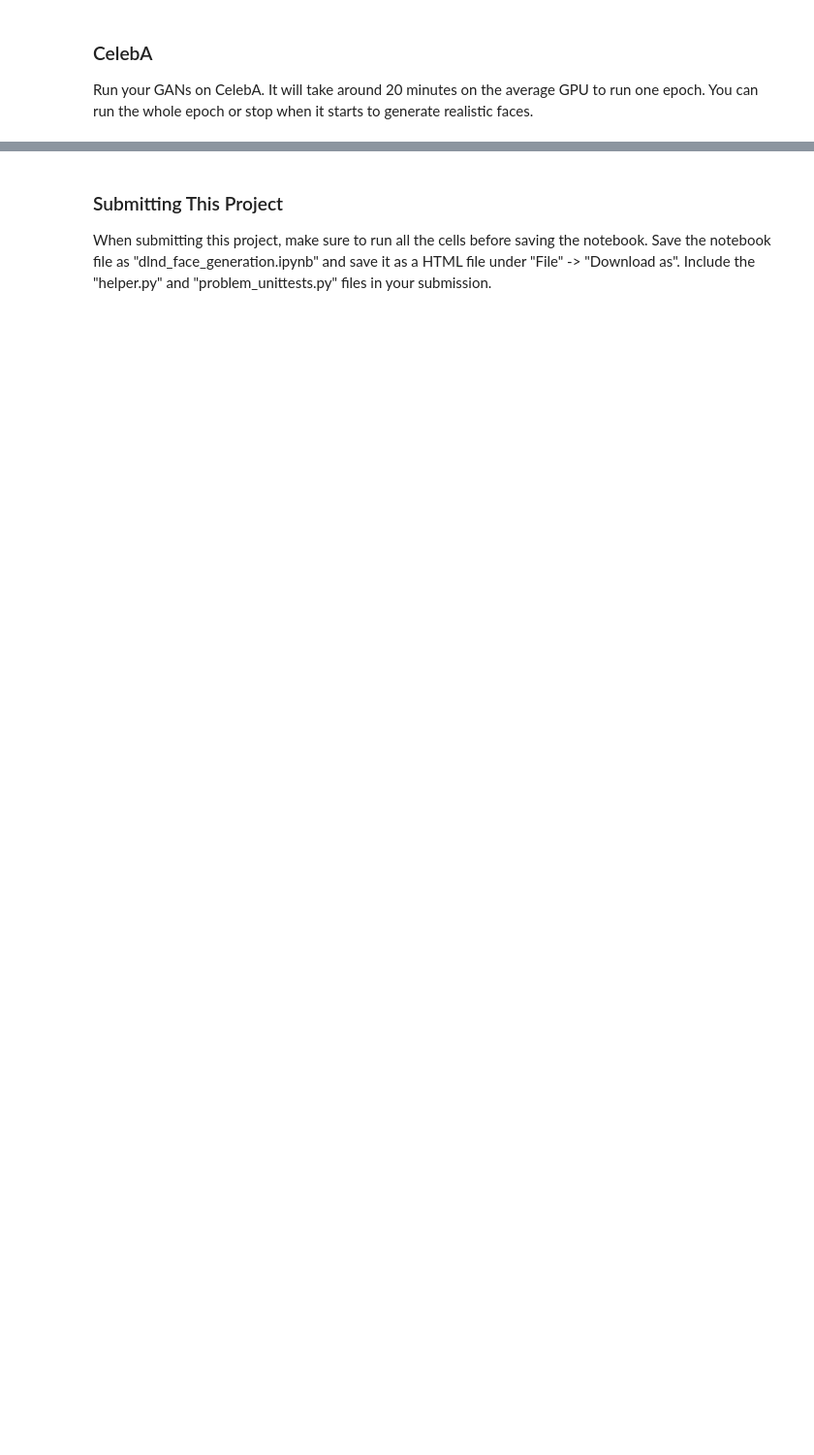
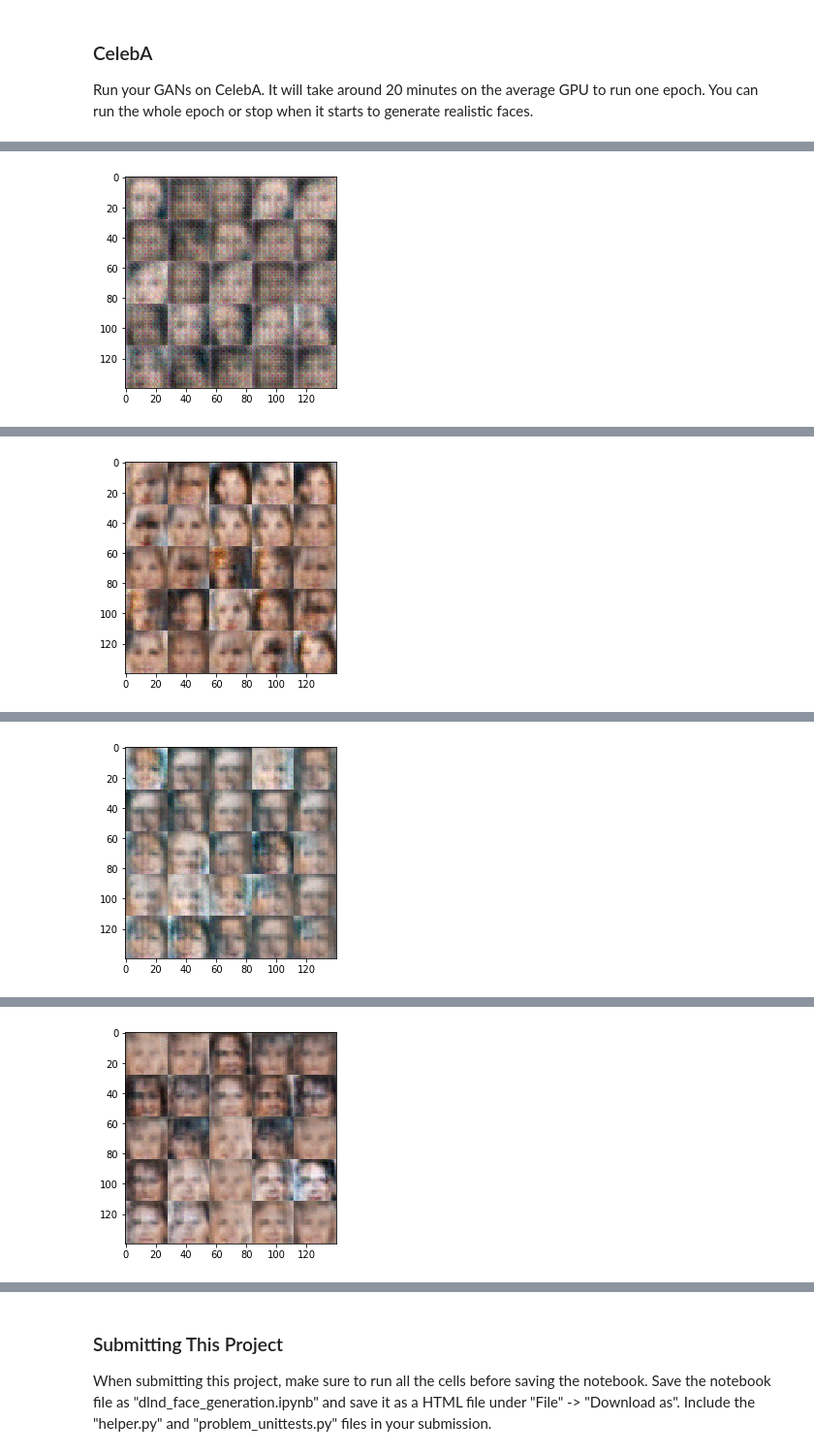
Before and after one commit to rkamran/DLF, a Jupyter notebook: face_generation/dlnd_face_generation.ipynb, the cells around one changed output, grey strips where cells are left out. Shown at 97% size. Saved outputs shown, nothing was run; the diff lists cells and outputs as text; code cells hidden in the pictures; blank space fills up the shorter version.

```diff
--- a/face_generation/dlnd_face_generation.ipynb
+++ b/face_generation/dlnd_face_generation.ipynb
@@ -458,18 +493,19 @@ Epoch 2/2... Discriminator Loss: 1.0076... Generator Loss: 1.6823
 ### CelebA
 Run your GANs on CelebA.  It will take around 20 minutes on the average GPU to run one epoch.  You can run the whole epoch or stop when it starts to generate realistic faces.
 # %%
-batch_size = None
-z_dim = None
-learning_rate = None
-beta1 = None
+batch_size = 1024
+z_dim = 3
+learning_rate = 0.0005
+beta1 = 0.4
 
 
 """
 DON'T MODIFY ANYTHING IN THIS CELL THAT IS BELOW THIS LINE
 """
-epochs = 1
+epochs = 5
 
 celeba_dataset = helper.Dataset('celeba', glob(os.path.join(data_dir, 'img_align_celeba/*.jpg')))
 with tf.Graph().as_default():
     train(epochs, batch_size, z_dim, learning_rate, beta1, celeba_dataset.get_batches,
           celeba_dataset.shape, celeba_dataset.image_mode)
+# %% [output]
@@ -475,0 +521 @@ with tf.Graph().as_default():
+[figure, added]
@@ -475,0 +532 @@ with tf.Graph().as_default():
+[figure, added]
@@ -475,0 +543 @@ with tf.Graph().as_default():
+[figure, added]
@@ -475,0 +554 @@ with tf.Graph().as_default():
+[figure, added]
```
Also changed, not shown: parts of 7 cells of this notebook.
